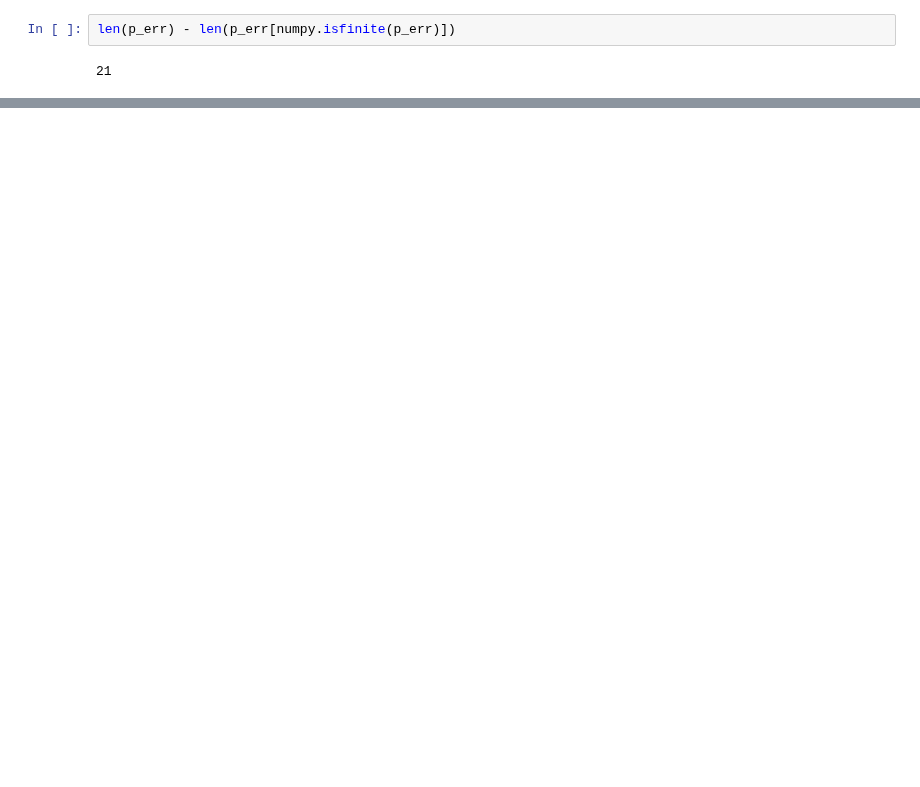
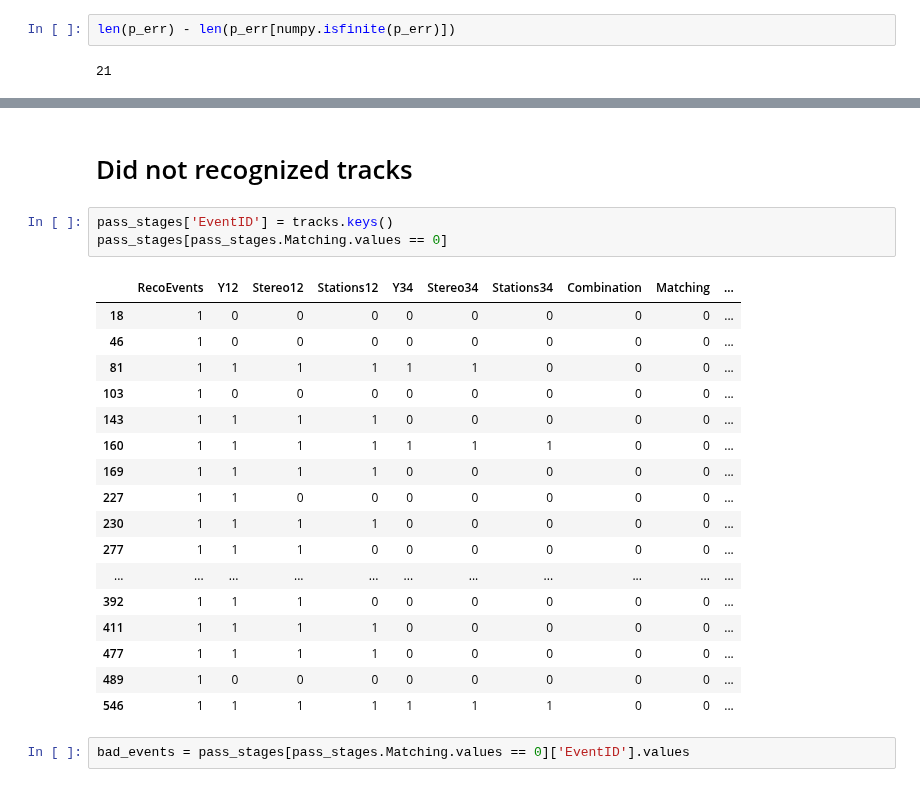
Before and after one commit to yandexdataschool/ship_tracks_recognition, a Jupyter notebook: notebooks/RANSACAndNewCombination.ipynb, the cells around one changed output, grey strips where cells are left out. Drawn from its saved outputs; the diff is of its cells as text; blank space fills up the shorter version.

Commit message:
0.966 + bad events

```diff
--- a/notebooks/RANSACAndNewCombination.ipynb
+++ b/notebooks/RANSACAndNewCombination.ipynb
@@ -741,0 +741,25 @@ print numpy.abs(p_err[numpy.isfinite(p_err)]).mean() * 100
+# %% [markdown]
+# Did not recognized tracks
+# %%
+pass_stages['EventID'] = tracks.keys()
+pass_stages[pass_stages.Matching.values == 0]
+# %% [output]
+|  | RecoEvents | Y12 | Stereo12 | Stations12 | Y34 | Stereo34 | Stations34 | Combination | Matching | ... |
+| 18 | 1 | 0 | 0 | 0 | 0 | 0 | 0 | 0 | 0 | ... |
+| 46 | 1 | 0 | 0 | 0 | 0 | 0 | 0 | 0 | 0 | ... |
+| 81 | 1 | 1 | 1 | 1 | 1 | 1 | 0 | 0 | 0 | ... |
+| 103 | 1 | 0 | 0 | 0 | 0 | 0 | 0 | 0 | 0 | ... |
+| 143 | 1 | 1 | 1 | 1 | 0 | 0 | 0 | 0 | 0 | ... |
+| 160 | 1 | 1 | 1 | 1 | 1 | 1 | 1 | 0 | 0 | ... |
+| 169 | 1 | 1 | 1 | 1 | 0 | 0 | 0 | 0 | 0 | ... |
+| 227 | 1 | 1 | 0 | 0 | 0 | 0 | 0 | 0 | 0 | ... |
+| 230 | 1 | 1 | 1 | 1 | 0 | 0 | 0 | 0 | 0 | ... |
+| 277 | 1 | 1 | 1 | 0 | 0 | 0 | 0 | 0 | 0 | ... |
+| ... | ... | ... | ... | ... | ... | ... | ... | ... | ... | ... |
+| 392 | 1 | 1 | 1 | 0 | 0 | 0 | 0 | 0 | 0 | ... |
+| 411 | 1 | 1 | 1 | 1 | 0 | 0 | 0 | 0 | 0 | ... |
+| 477 | 1 | 1 | 1 | 1 | 0 | 0 | 0 | 0 | 0 | ... |
+| 489 | 1 | 0 | 0 | 0 | 0 | 0 | 0 | 0 | 0 | ... |
+| 546 | 1 | 1 | 1 | 1 | 1 | 1 | 1 | 0 | 0 | ... |
+# %%
+bad_events = pass_stages[pass_stages.Matching.values == 0]['EventID'].values
```
Also changed, not shown: parts of 21 cells of this notebook.
